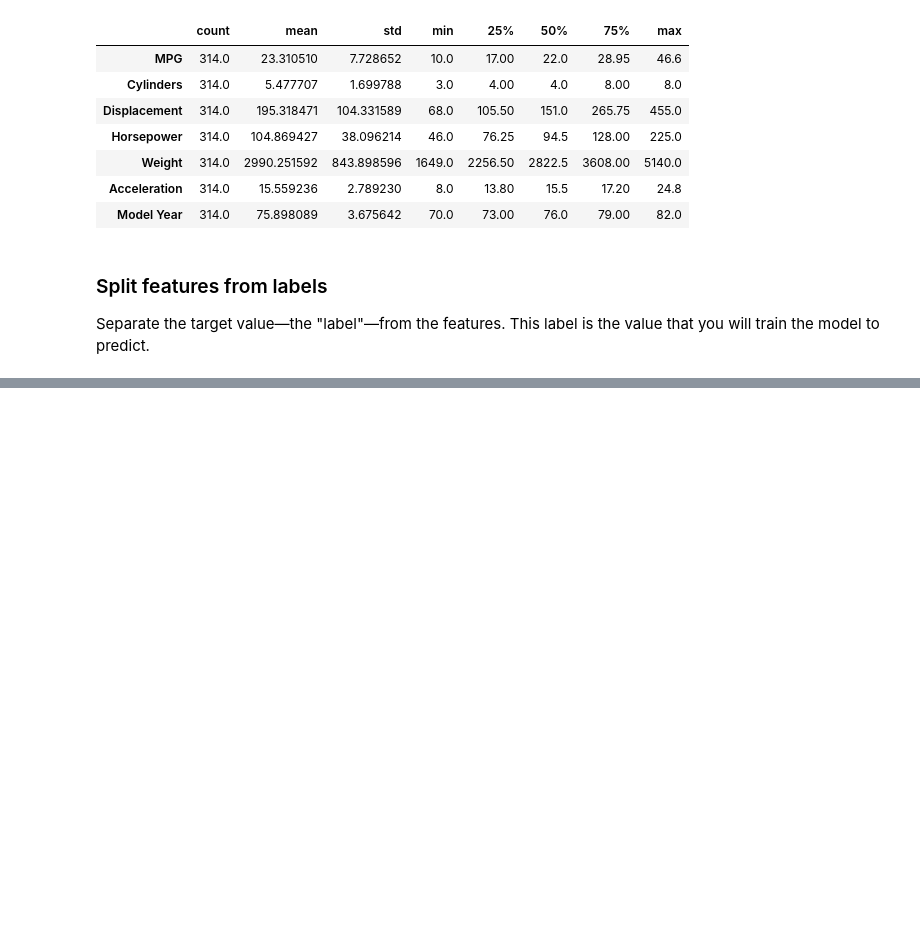
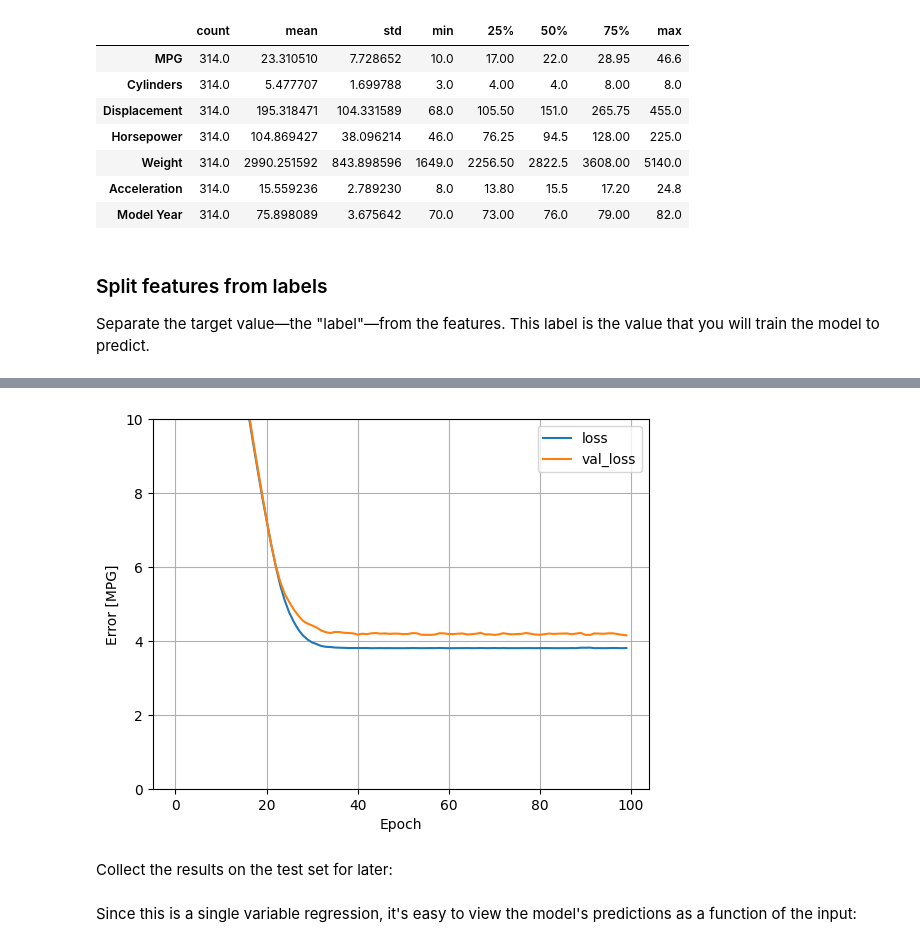
Before and after one commit to cstone157/jupyter_tensorflow2, a Jupyter notebook: tensor.org/tutorials/05-basic-regression.ipynb, the cells around one changed output, grey strips where cells are left out. Cells and saved outputs as stored; diff of their text form; code cells hidden in the pictures; blank space fills up the shorter version.

Commit message:
Finished basic regression and started next

```diff
--- a/tensor.org/tutorials/05-basic-regression.ipynb
+++ b/tensor.org/tutorials/05-basic-regression.ipynb
@@ -139,0 +222,7 @@ test_labels = test_features.pop('MPG')
+# %%
+horsepower_model = tf.keras.Sequential([
+    horsepower_normalizer,
+    layers.Dense(units=1)
+])
+
+horsepower_model.summary()
@@ -139,0 +261,4 @@ test_labels = test_features.pop('MPG')
+# %%
+horsepower_model.compile(
+    optimizer=tf.keras.optimizers.Adam(learning_rate=0.1),
+    loss='mean_absolute_error')
@@ -139,0 +267,10 @@ test_labels = test_features.pop('MPG')
+# %%
+%%time
+history = horsepower_model.fit(
+    train_features['Horsepower'],
+    train_labels,
+    epochs=100,
+    # Suppress logging.
+    verbose=0,
+    # Calculate validation results on 20% of the training data.
+    validation_split = 0.2)
@@ -139,0 +293,15 @@ test_labels = test_features.pop('MPG')
+# %%
+def plot_loss(history):
+  plt.plot(history.history['loss'], label='loss')
+  plt.plot(history.history['val_loss'], label='val_loss')
+  plt.ylim([0, 10])
+  plt.xlabel('Epoch')
+  plt.ylabel('Error [MPG]')
+  plt.legend()
+  plt.grid(True)
+# %%
+plot_loss(history)
+# %% [output]
+[figure, added]
+# %% [markdown]
+Collect the results on the test set for later:
@@ -139,0 +314,2 @@ test_labels = test_features.pop('MPG')
+# %% [markdown]
+Since this is a single variable regression, it's easy to view the model's predictions as a function of the input:
```
Also changed, not shown: parts of 70 cells of this notebook, 1 other file.
